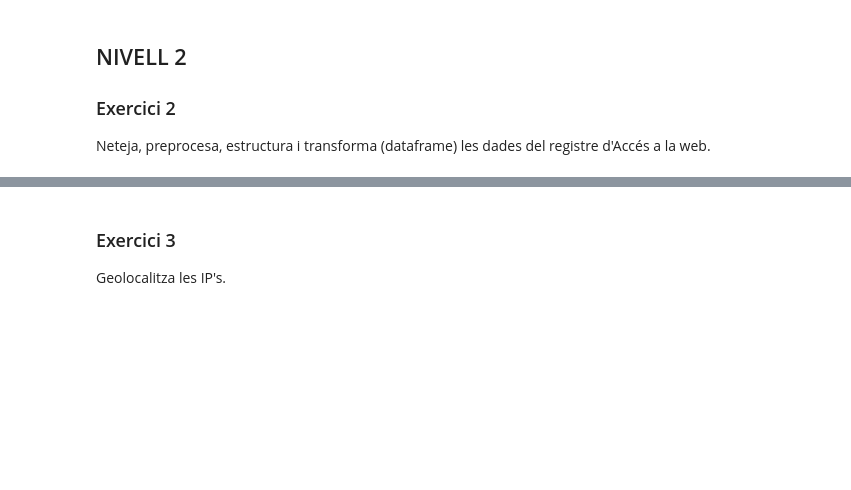
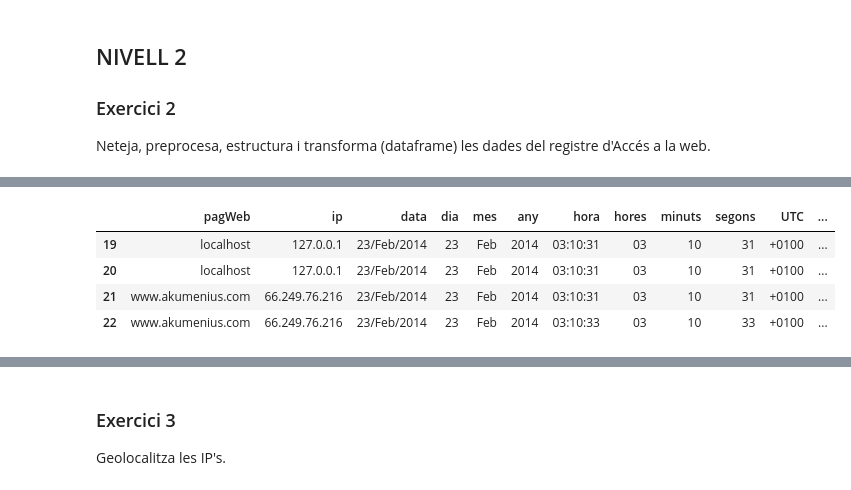
Before and after one commit to anmaba/Registre-de-logs, a Jupyter notebook: Sprint 4 T01-.ipynb, the cells around one changed output, grey strips where cells are left out. Drawn from its saved outputs; the diff is of its cells as text; code cells hidden in the pictures; blank space fills up the shorter version.

```diff
--- a/Sprint 4 T01-.ipynb
+++ b/Sprint 4 T01-.ipynb
@@ -339,8 +339,11 @@ dataf.loc[10:30,:]
 # Separo en diferents columnes la informació de la columna restant
 final1 = dataf["colFinal"].str.split('"', expand=True)
 
+# Elimino les columnes que no tenen informació
+final1.drop(final1.columns[0], axis=1, inplace=True)
+
 # Canvio el nom de les columnes noves
-final1.columns = ["buscador", "apache", "vlog"]
+final1.columns = ["buscador", "vlog"]
 
 # Elimino la columna "colFinal" perquè ja he separat tota la informació en altres columnes
 dataf = dataf.drop("colFinal", axis=1)
@@ -375,0 +388,17 @@ Neteja, preprocesa, estructura i transforma (dataframe) les dades del registre d
+# %%
+# Separo en diferents columnes la informació de la columna data
+datasplit = dataf["data"].str.split('/', expand=True)
+
+# Canvio el nom de les columnes noves
+datasplit.columns = ["dia", "mes", "any"]
+
+#Ajunto el dataset principal "dataf" amb el dataset nou "datasplit"
+dataf = pd.concat([dataf, datasplit], axis=1)
+
+# No elimino la columna data perquè potser m'interessa en un futur
+# Si que reordeno l'ordre de les columnes
+dataf = dataf.reindex(columns=['pagWeb', 'ip', 'data', 'dia', 'mes',
+       'any', 'hora', 'UTC', 'optionGet', 'adreçaWeb', 'HTTP',
+       'numeroA', 'numeroB', 'buscador', 'vlog'])
+
+dataf.loc[19:22,:]  #redueixo el resultat que veig per veure més còmode els resultats
@@ -375,0 +411,23 @@ Neteja, preprocesa, estructura i transforma (dataframe) les dades del registre d
+# %%
+# Separo en diferents columnes la informació de la columna hora
+horasplit = dataf["hora"].str.split(':', expand=True)
+
+# Canvio el nom de les columnes noves
+horasplit.columns = ["hores", "minuts", "segons"]
+
+#Ajunto el dataset principal "dataf" amb el dataset nou "horasplit"
+dataf = pd.concat([dataf, horasplit], axis=1)
+
+# No elimino la columna hora perquè potser m'interessa en un futur
+# Si que reordeno l'ordre de les columnes
+dataf = dataf.reindex(columns=['pagWeb', 'ip', 'data', 'dia', 'mes',
+       'any', 'hora', "hores", "minuts", "segons", 'UTC', 'optionGet', 'adreçaWeb', 'HTTP',
+       'numeroA', 'numeroB', 'buscador', 'vlog'])
+
+dataf.loc[19:22,:]
+# %% [output]
+|  | pagWeb | ip | data | dia | mes | any | hora | hores | minuts | segons | UTC | ... |
+| 19 | localhost | 127.0.0.1 | 23/Feb/2014 | 23 | Feb | 2014 | 03:10:31 | 03 | 10 | 31 | +0100 | ... |
+| 20 | localhost | 127.0.0.1 | 23/Feb/2014 | 23 | Feb | 2014 | 03:10:31 | 03 | 10 | 31 | +0100 | ... |
+| 21 | www.akumenius.com | 66.249.76.216 | 23/Feb/2014 | 23 | Feb | 2014 | 03:10:31 | 03 | 10 | 31 | +0100 | ... |
+| 22 | www.akumenius.com | 66.249.76.216 | 23/Feb/2014 | 23 | Feb | 2014 | 03:10:33 | 03 | 10 | 33 | +0100 | ... |
```
Also changed, not shown: parts of 15 cells of this notebook, 1 other file.
